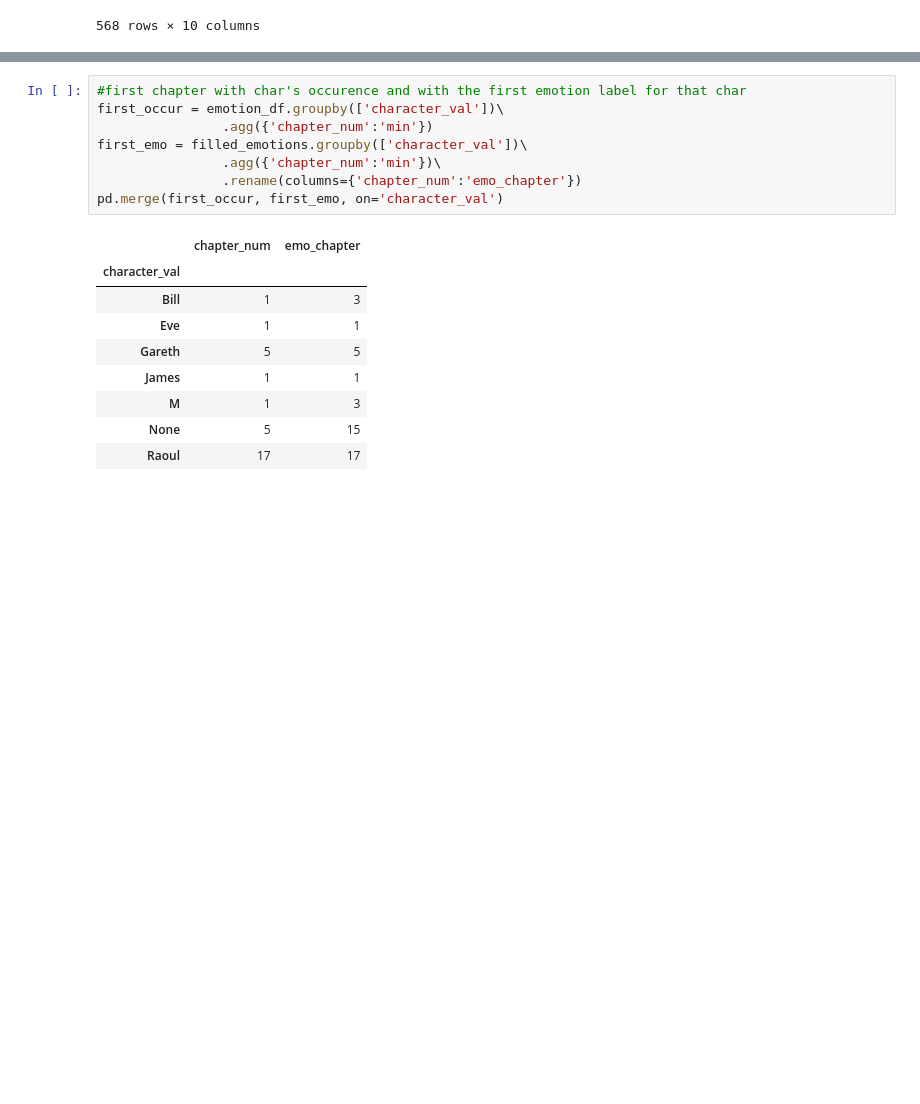
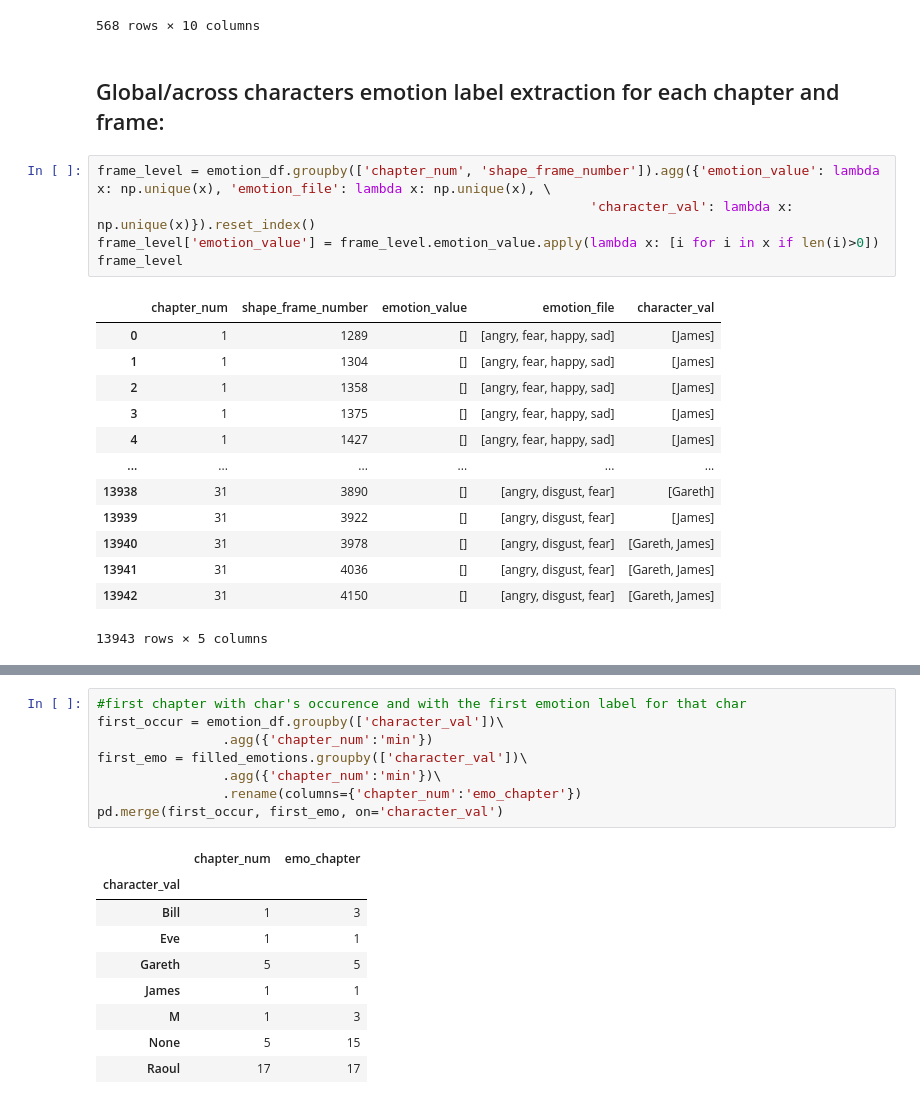
Before and after one commit to SteinwayThor/eeg-features-movies, a Jupyter notebook: EDA_and_Data_Extraction.ipynb, the cells around one changed output, grey strips where cells are left out. Drawn from its saved outputs; the diff is of its cells as text; blank space fills up the shorter version.

Commit message:
Do a global analysis of all the json by merging them by the chapter and frame number

```diff
--- a/EDA_and_Data_Extraction.ipynb
+++ b/EDA_and_Data_Extraction.ipynb
@@ -498,3 +498,24 @@ filled_emotions
 | 41924 | happy | 2726 | skyfall_emotion_happy_viewer139_c... | 15 | 546367 | 7859 | 11928125 | ... |
 | 41950 | happy | 2726 | skyfall_emotion_happy_viewer139_c... | 15 | 546368 | 7876 | 11928151 | ... |
 568 rows × 10 columns
+# %% [markdown]
+## Global/across characters emotion label extraction for each chapter and frame:
+# %%
+frame_level = emotion_df.groupby(['chapter_num', 'shape_frame_number']).agg({'emotion_value': lambda x: np.unique(x), 'emotion_file': lambda x: np.unique(x), \
+                                                               'character_val': lambda x: np.unique(x)}).reset_index()
+frame_level['emotion_value'] = frame_level.emotion_value.apply(lambda x: [i for i in x if len(i)>0])
+frame_level
+# %% [output]
+|  | chapter_num | shape_frame_number | emotion_value | emotion_file | character_val |
+| 0 | 1 | 1289 | [] | [angry, fear, happy, sad] | [James] |
+| 1 | 1 | 1304 | [] | [angry, fear, happy, sad] | [James] |
+| 2 | 1 | 1358 | [] | [angry, fear, happy, sad] | [James] |
+| 3 | 1 | 1375 | [] | [angry, fear, happy, sad] | [James] |
+| 4 | 1 | 1427 | [] | [angry, fear, happy, sad] | [James] |
+| ... | ... | ... | ... | ... | ... |
+| 13938 | 31 | 3890 | [] | [angry, disgust, fear] | [Gareth] |
+| 13939 | 31 | 3922 | [] | [angry, disgust, fear] | [James] |
+| 13940 | 31 | 3978 | [] | [angry, disgust, fear] | [Gareth, James] |
+| 13941 | 31 | 4036 | [] | [angry, disgust, fear] | [Gareth, James] |
+| 13942 | 31 | 4150 | [] | [angry, disgust, fear] | [Gareth, James] |
+13943 rows × 5 columns
```
Also changed, not shown: parts of 3 cells of this notebook.
